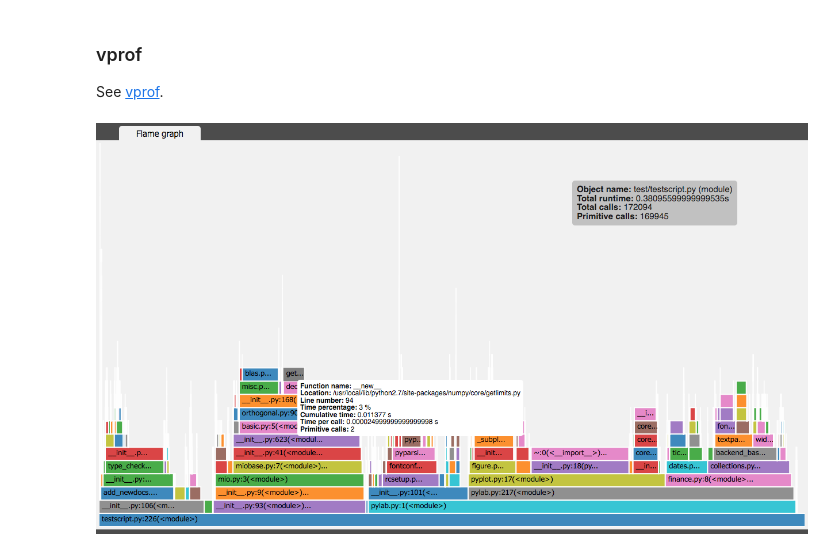
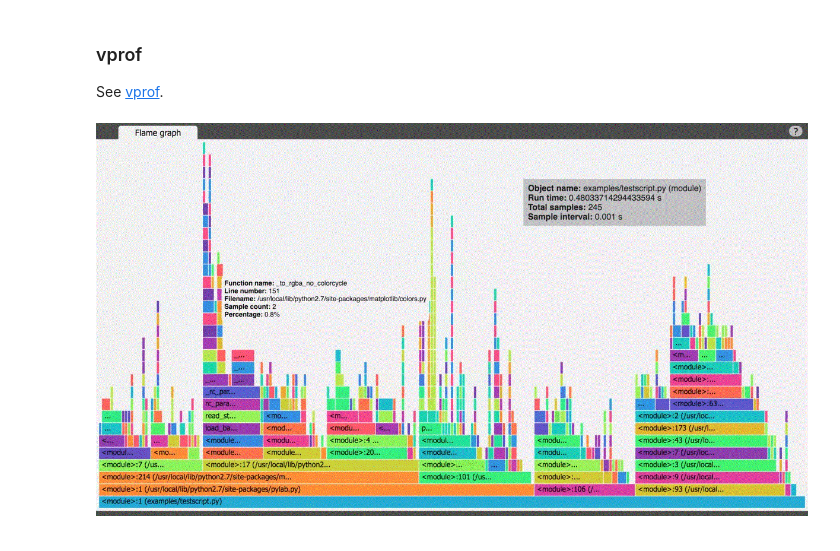
Before and after one commit to sdpython/mlstatpy, a Jupyter notebook: _doc/notebooks/nlp/completion_profiling.ipynb, the cells around one changed output. Saved outputs shown, nothing was run; the diff lists cells and outputs as text; code cells hidden in the pictures.

Commit message:
fix a test failing due to pyquickhelper update

```diff
--- a/_doc/notebooks/nlp/completion_profiling.ipynb
+++ b/_doc/notebooks/nlp/completion_profiling.ipynb
@@ -286,7 +289,8 @@ from vprof import profiler
 
 # needs to be run from a file not from a notebook
 # profiler.run(toprofile0, 'cmh', args=(sample1000,), host='localhost', port=8000)
-# %%
-Image("http://i.imgur.com/ijC7wmj.png")
-# %% [output]
-[figure, removed]
+# %%
+from pyquickhelper.helpgen import NbImage
+NbImage("images/vprof.png", width=800)
+# %% [output]
+[figure, added]
```
Also changed, not shown: parts of 9 cells of this notebook, 4 other files.
